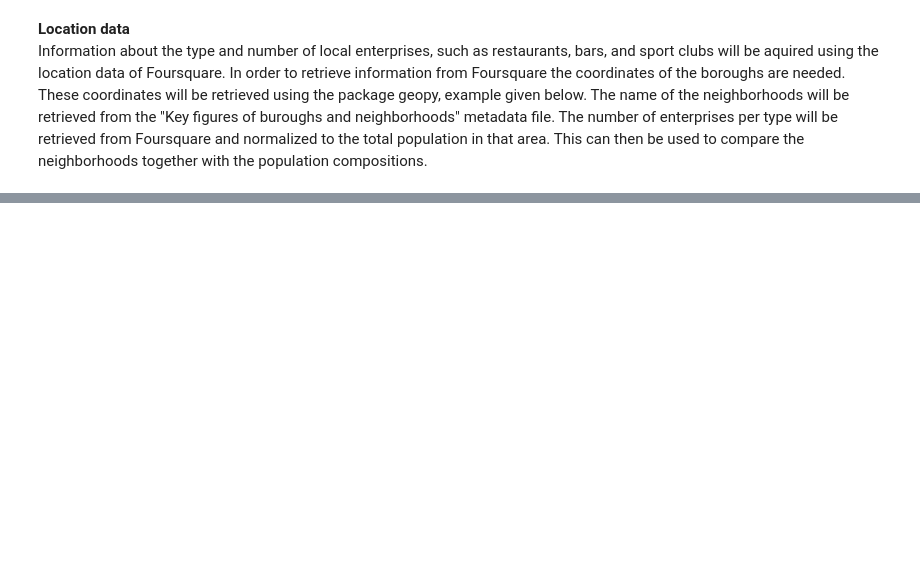
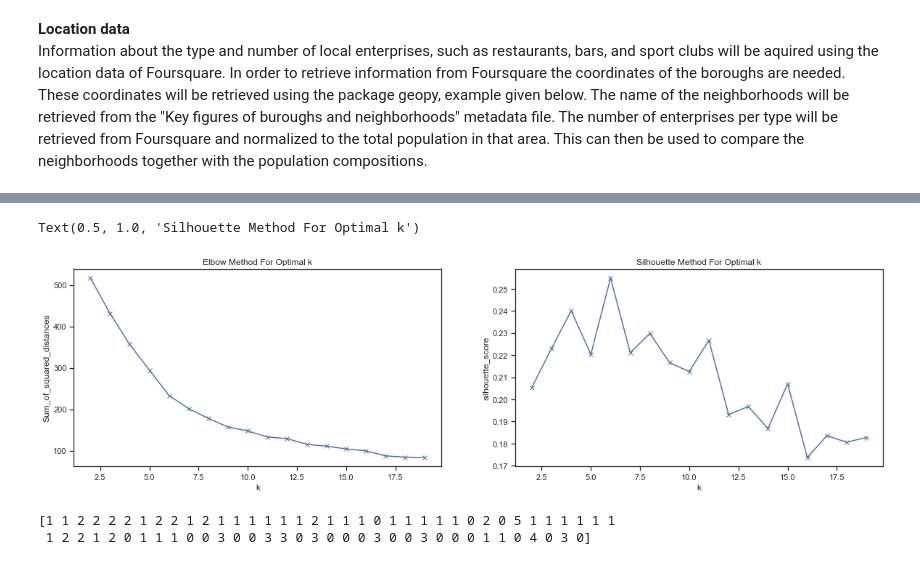
Before and after one commit to DKooijman97/Coursera_Capstone, a Jupyter notebook: Final_project.ipynb, the cells around one changed output, grey strips where cells are left out. Cells and saved outputs as stored; diff of their text form; code cells hidden in the pictures; blank space fills up the shorter version.

```diff
--- a/Final_project.ipynb
+++ b/Final_project.ipynb
@@ -52,0 +757,12 @@ Westerpark, West, Amsterdam, Noord-Holland, Nederland
+# %%
+# Prepare dataset
+modelColumns = dataNormalized[["0_to_15_years",
+                               "15_to_25_years",
+                               "25_to_45_years",
+                               "45_to_65_years",
+                               "65_years_or_older",
+                               "Average_income_2017",
+                               "NumOfBars",
+                               "NumOfRestaurants",
+                               "NumOfSportClubs"]]
+cluster_dataset = StandardScaler().fit_transform(modelColumns)
@@ -52,0 +774,40 @@ Westerpark, West, Amsterdam, Noord-Holland, Nederland
+# %%
+# Calculate the sum of squared distances for range of K's:
+Sum_of_squared_distances = []
+sil = []
+
+K = range(2,20)
+for k in K:
+    km = KMeans(n_clusters=k)
+    km = km.fit(cluster_dataset)
+    labels_k = km.labels_
+    Sum_of_squared_distances.append(km.inertia_)
+    sil.append(silhouette_score(cluster_dataset, labels_k, metric = 'euclidean'))
+
+# Plotting the ranges:
+fig, (ax1, ax2) = plt.subplots(1, 2, figsize =(20,5))
+
+ax1.plot(K, Sum_of_squared_distances, 'bx-')
+ax1.set_xlabel('k')
+ax1.set_ylabel('Sum_of_squared_distances')
+ax1.set_title('Elbow Method For Optimal k')
+
+ax2.plot(K,sil, 'bx-')
+ax2.set_xlabel('k')
+ax2.set_ylabel('silhouette_score')
+ax2.set_title('Silhouette Method For Optimal k')
+# %% [output]
+Text(0.5, 1.0, 'Silhouette Method For Optimal k')
+[figure, added]
+# %%
+# Remodelling with k = 6
+num_clusters = 6
+
+k_means = KMeans(init="k-means++", n_clusters=num_clusters, n_init=12)
+k_means.fit(cluster_dataset)
+labels = k_means.labels_
+
+print(labels)
+# %% [output]
+[1 1 2 2 2 2 1 2 2 1 2 1 1 1 1 1 1 2 1 1 1 0 1 1 1 1 1 0 2 0 5 1 1 1 1 1 1
+ 1 2 2 1 2 0 1 1 1 0 0 3 0 0 3 3 0 3 0 0 0 3 0 0 3 0 0 0 1 1 0 4 0 3 0]
```
Also changed, not shown: parts of 96 cells of this notebook.
